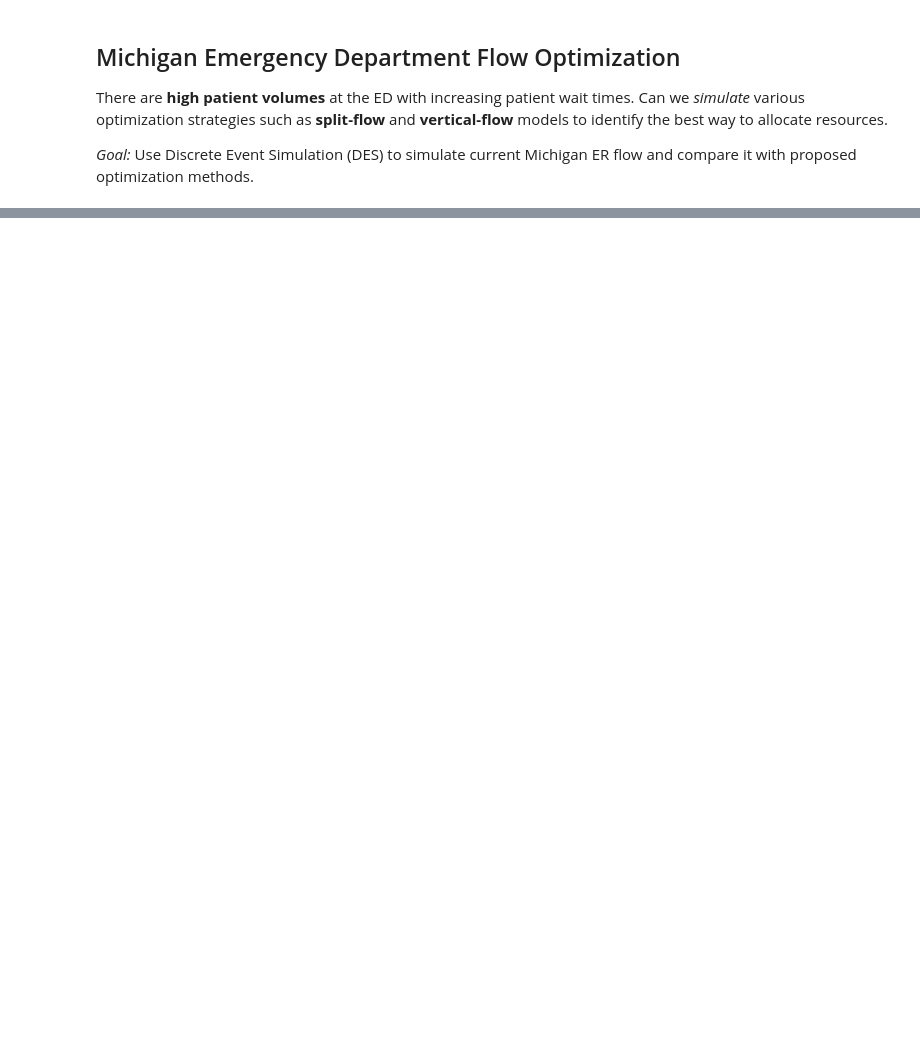
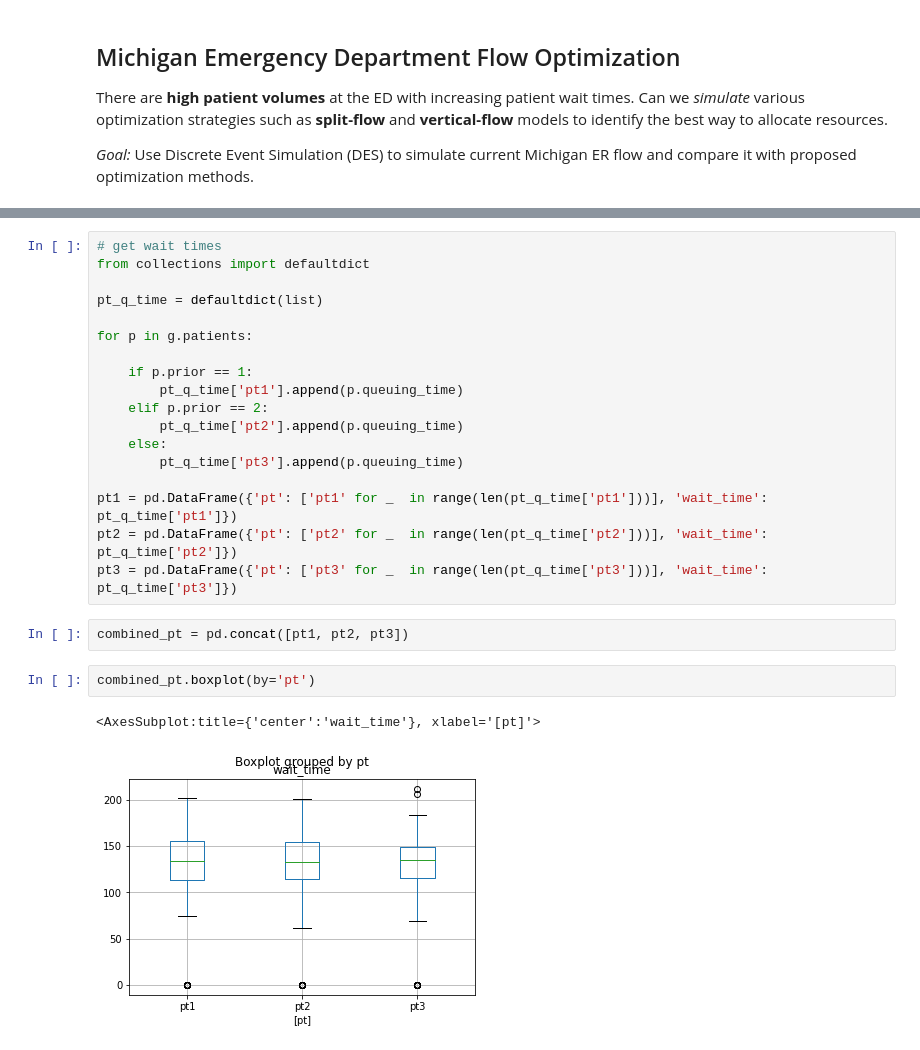
Before and after one commit to abbirdboy/er-flow, a Jupyter notebook: notebooks/1.0-initial-exploration.ipynb, the cells around one changed output, grey strips where cells are left out. Saved outputs shown, nothing was run; the diff lists cells and outputs as text; blank space fills up the shorter version.

```diff
--- a/notebooks/1.0-initial-exploration.ipynb
+++ b/notebooks/1.0-initial-exploration.ipynb
@@ -13,0 +280,25 @@ ModuleNotFoundError: No module named 'simpy'
+# %%
+# get wait times
+from collections import defaultdict
+
+pt_q_time = defaultdict(list)
+
+for p in g.patients:
+
+    if p.prior == 1:
+        pt_q_time['pt1'].append(p.queuing_time)
+    elif p.prior == 2:
+        pt_q_time['pt2'].append(p.queuing_time)
+    else:
+        pt_q_time['pt3'].append(p.queuing_time)
+
+pt1 = pd.DataFrame({'pt': ['pt1' for _  in range(len(pt_q_time['pt1']))], 'wait_time': pt_q_time['pt1']})
+pt2 = pd.DataFrame({'pt': ['pt2' for _  in range(len(pt_q_time['pt2']))], 'wait_time': pt_q_time['pt2']})
+pt3 = pd.DataFrame({'pt': ['pt3' for _  in range(len(pt_q_time['pt3']))], 'wait_time': pt_q_time['pt3']})
+# %%
+combined_pt = pd.concat([pt1, pt2, pt3])
+# %%
+combined_pt.boxplot(by='pt')
+# %% [output]
+<AxesSubplot:title={'center':'wait_time'}, xlabel='[pt]'>
+[figure, added]
```
Also changed, not shown: parts of 19 cells of this notebook, 5 other files.
